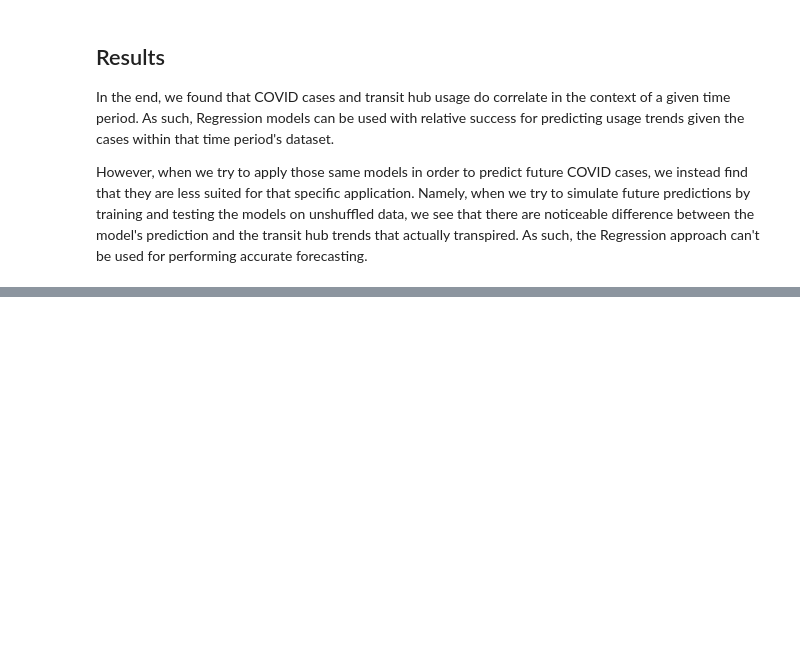
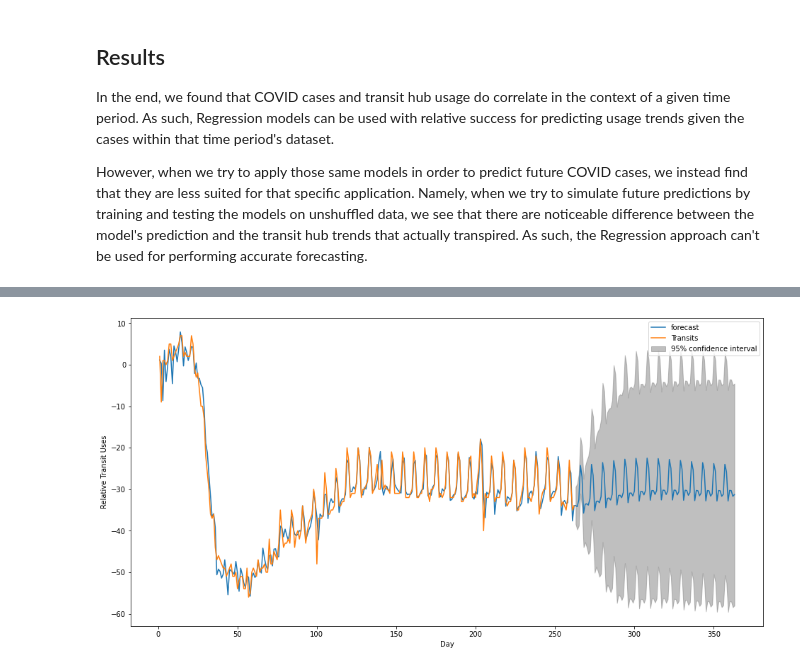
Before and after one commit to mbechtel2/EECS731-GroupProject, a Jupyter notebook: notebooks/TravelingWithConfidence.ipynb, the cells around one changed output, grey strips where cells are left out. Saved outputs shown, nothing was run; the diff lists cells and outputs as text; code cells hidden in the pictures; blank space fills up the shorter version.

Commit message:
Update notebook
- Add sections for time series, anomaly detection and conclusions
- Add group members to README

```diff
--- a/notebooks/TravelingWithConfidence.ipynb
+++ b/notebooks/TravelingWithConfidence.ipynb
@@ -312,0 +314,10 @@ However, when we try to apply those same models in order to predict future COVID
+# %%
+arima = ARIMA(daily_transits["Transits"], order=(arima_val,0,arima_val))
+arima_pred = arima.fit(disp=0)
+arima_pred.plot_predict(start=1,end=len(daily_transits["Transits"])+100)
+plt.xlabel("Day")
+plt.ylabel("Relative Transit Uses")
+plt.gcf().set_size_inches((16.0,8.0), forward=False)
+plt.savefig("{}/TimeSeries_ARIMA.png".format(foldername), bbox_inches='tight', dpi=100)
+# %% [output]
+[figure, added]
```
Also changed, not shown: parts of 16 cells of this notebook, 1 other file.
